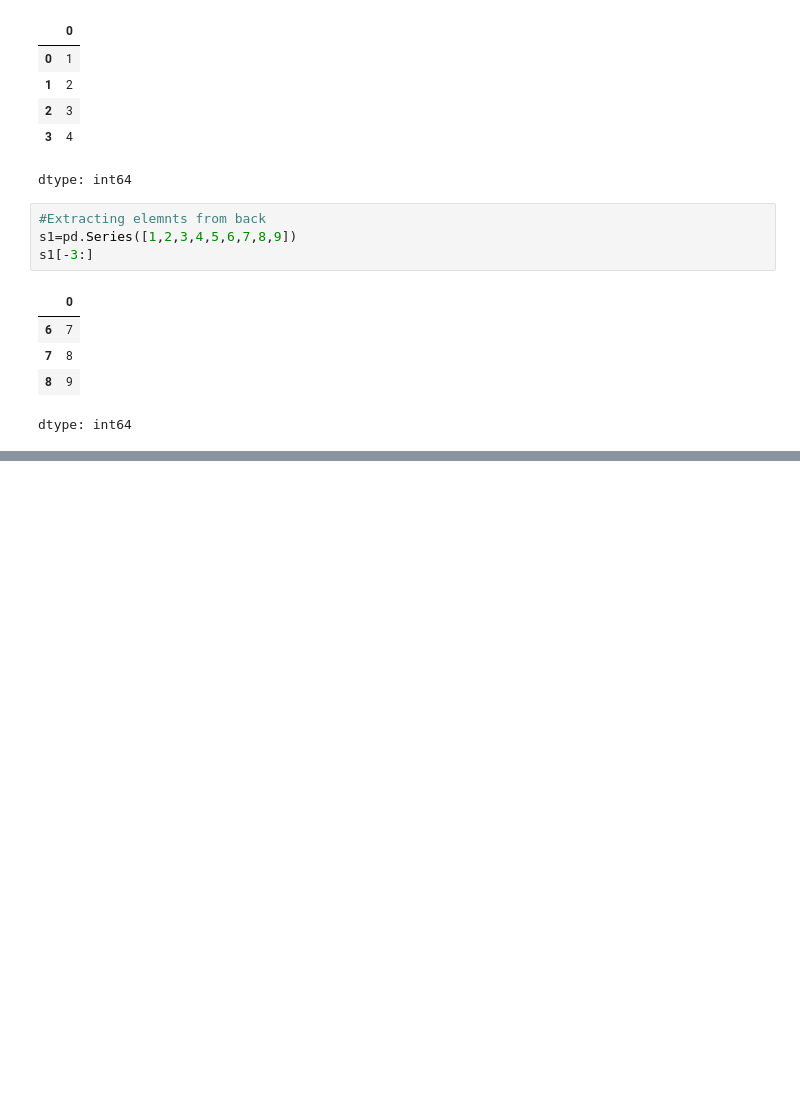
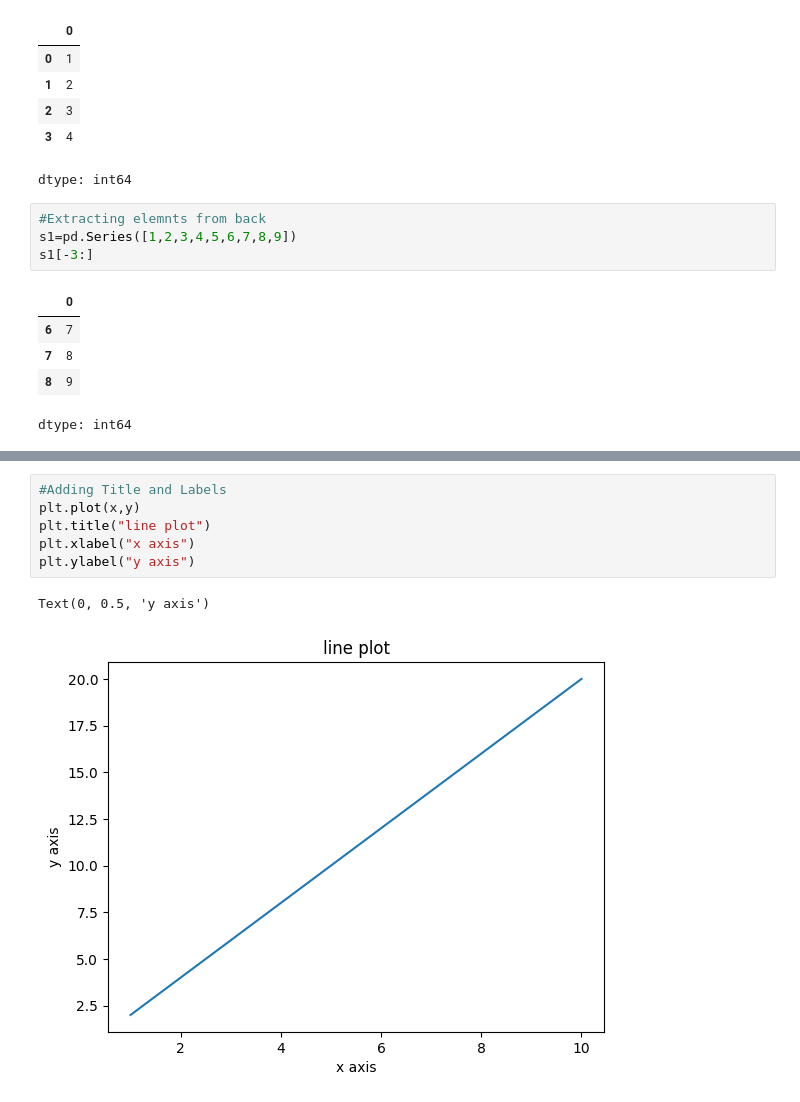
Before and after one commit to patansulthana-student/pandas-practice, a Jupyter notebook: Pandas_Series_and_DataFrame_Practice.ipynb, the cells around one changed output, grey strips where cells are left out. Drawn from its saved outputs; the diff is of its cells as text; blank space fills up the shorter version.

```diff
--- a/Pandas_Series_and_DataFrame_Practice.ipynb
+++ b/Pandas_Series_and_DataFrame_Practice.ipynb
@@ -132,0 +325,9 @@ dtype: int64
+# %%
+#Adding Title and Labels
+plt.plot(x,y)
+plt.title("line plot")
+plt.xlabel("x axis")
+plt.ylabel("y axis")
+# %% [output]
+Text(0, 0.5, 'y axis')
+[figure, added]
```
Also changed, not shown: parts of 18 cells of this notebook.
